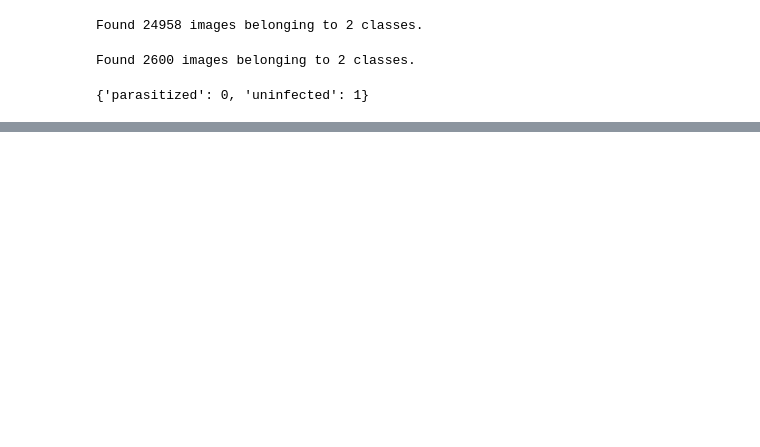
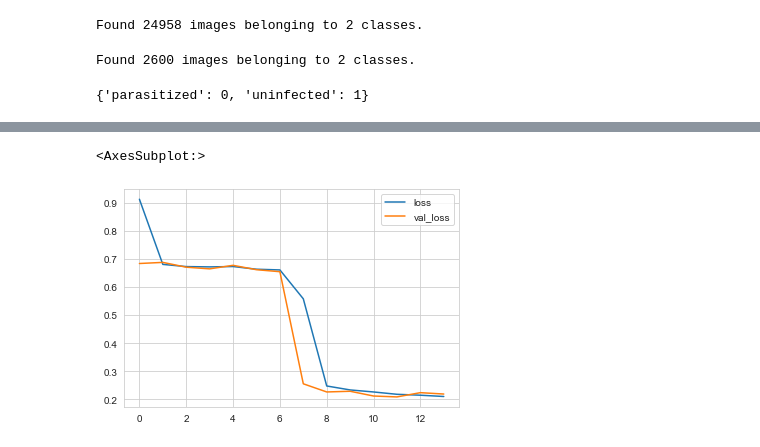
Before and after one commit to FabriceIRANKUNDA/CNNs_models, a Jupyter notebook: play_ground.ipynb, the cells around one changed output, grey strips where cells are left out. Saved outputs shown, nothing was run; the diff lists cells and outputs as text; code cells hidden in the pictures; blank space fills up the shorter version.

```diff
--- a/play_ground.ipynb
+++ b/play_ground.ipynb
@@ -188,13 +188,13 @@ from tensorflow.keras.layers import Dense, Conv2D, MaxPool2D, Dropout, Flatten
 # %%
 model = Sequential()
 
-model.add((Conv2D(filters=32, kernel_size=(3,3), input_shape=image_shape, activation='relu')))
+model.add(Conv2D(filters=32, kernel_size=(3,3), input_shape=image_shape, activation='relu'))
 model.add(MaxPool2D(pool_size=(2,2)))
 
-model.add((Conv2D(filters=64, kernel_size=(3,3), input_shape=image_shape, activation='relu')))
+model.add(Conv2D(filters=64, kernel_size=(3,3), input_shape=image_shape, activation='relu'))
 model.add(MaxPool2D(pool_size=(2,2)))
 
-model.add((Conv2D(filters=64, kernel_size=(3,3), input_shape=image_shape, activation='relu')))
+model.add(Conv2D(filters=64, kernel_size=(3,3), input_shape=image_shape, activation='relu'))
 model.add(MaxPool2D(pool_size=(2,2)))
 
 model.add(Flatten())
@@ -252,6 +252,6 @@ train_image_gen.class_indices
 # %% [output]
 {'parasitized': 0, 'uninfected': 1}
 # %%
-results = model.fit_generator(train_image_gen, epochs=20,
+model.fit(train_image_gen, epochs=20,
                              validation_data=test_image_gen,
                              callbacks=[early_stop])
@@ -257,0 +277,7 @@ results = model.fit_generator(train_image_gen, epochs=20,
+# %%
+losses = pd.DataFrame(model.history.history)
+# %%
+losses[['loss', 'val_loss']].plot()
+# %% [output]
+<AxesSubplot:>
+[figure, added]
```
Also changed, not shown: parts of 29 cells of this notebook.
